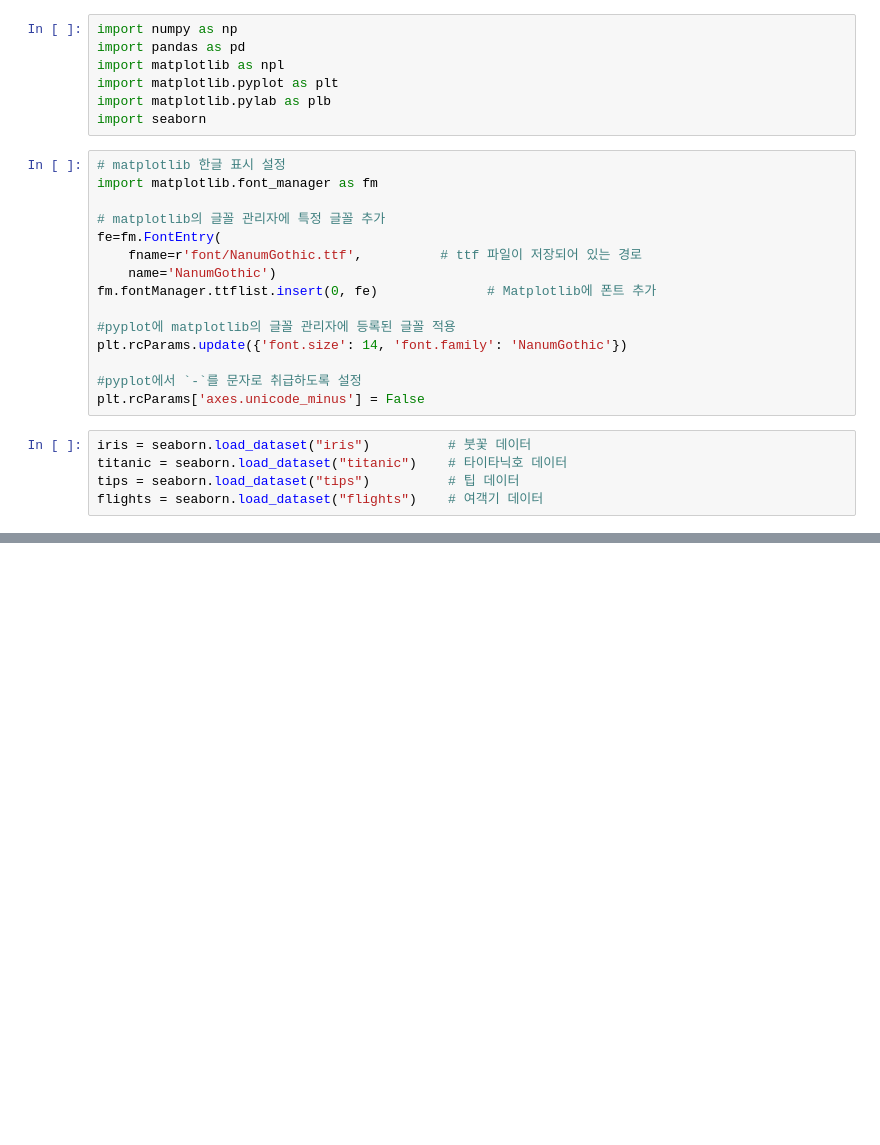
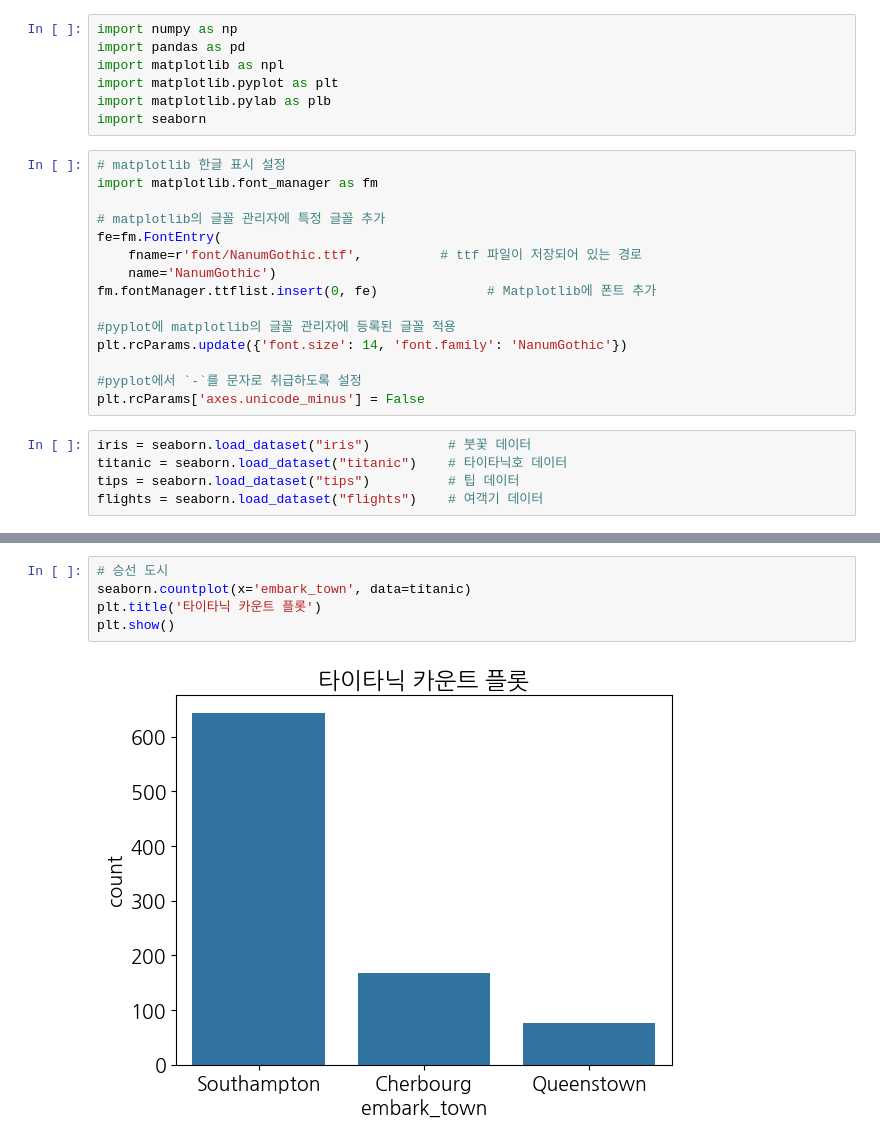
Before and after one commit to devKMC/python, a Jupyter notebook: matplotlib_visualize_data/matplotlib_example.ipynb, the cells around one changed output, grey strips where cells are left out. Cells and saved outputs as stored; diff of their text form; blank space fills up the shorter version.

```diff
--- a/matplotlib_visualize_data/matplotlib_example.ipynb
+++ b/matplotlib_visualize_data/matplotlib_example.ipynb
@@ -27,0 +91,7 @@ flights = seaborn.load_dataset("flights")    # 여객기 데이터
+# %%
+# 승선 도시
+seaborn.countplot(x='embark_town', data=titanic)
+plt.title('타이타닉 카운트 플롯')
+plt.show()
+# %% [output]
+[figure, added]
```
Also changed, not shown: parts of 18 cells of this notebook.
